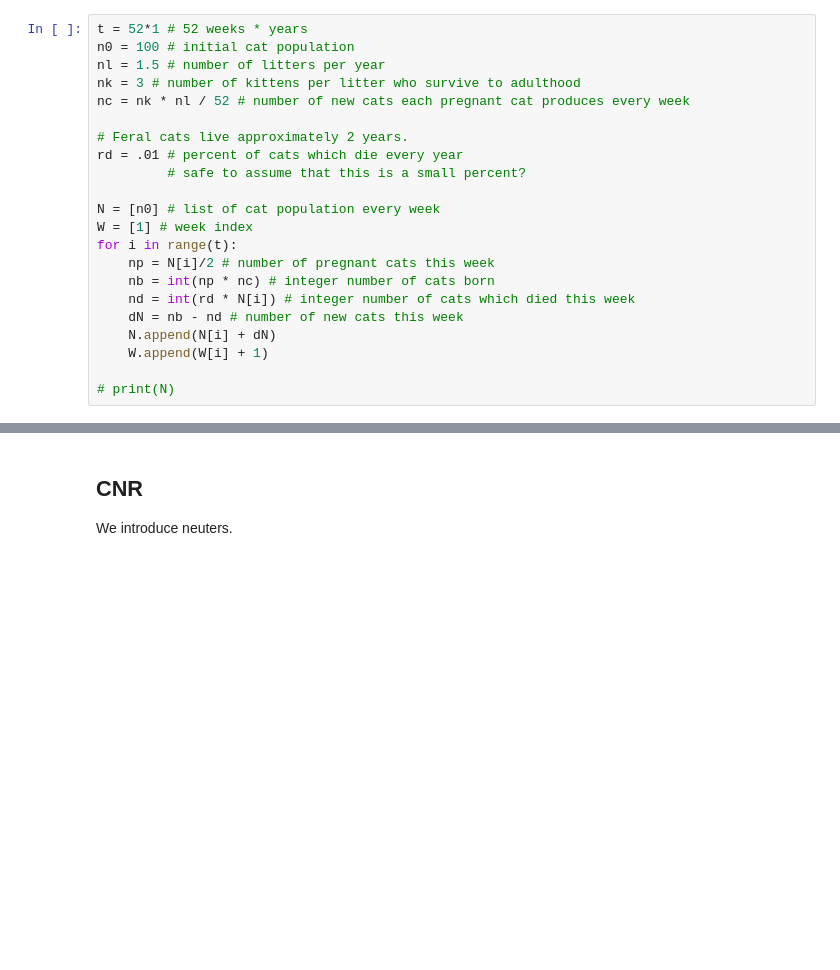
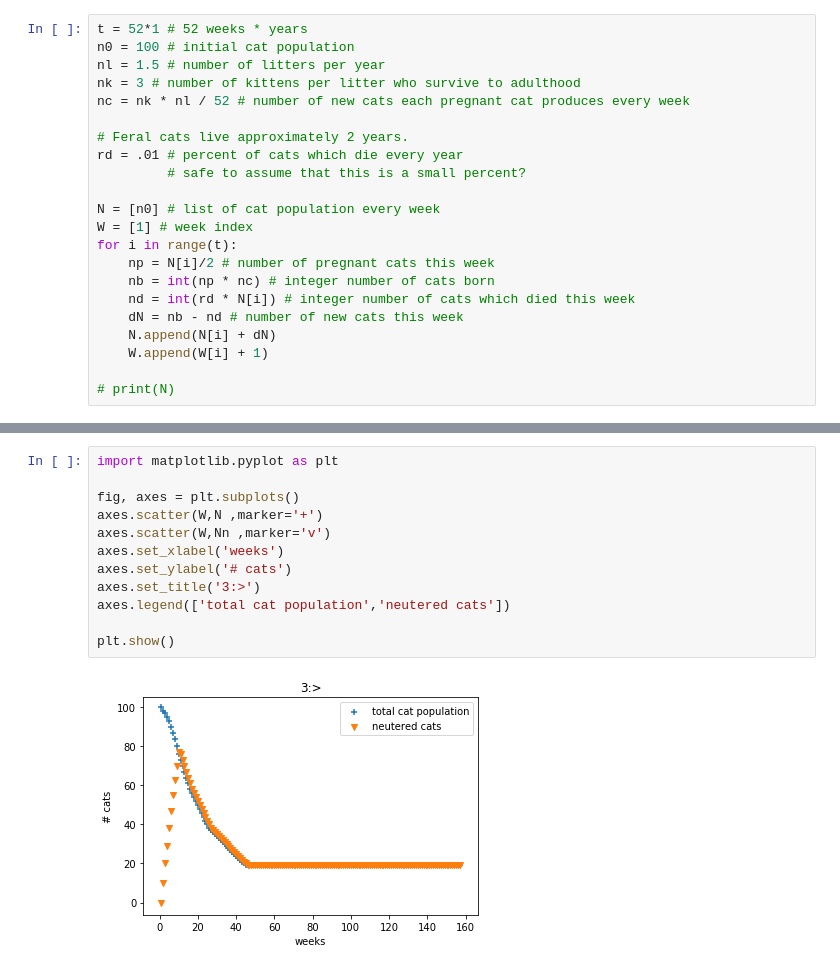
Before and after one commit to lobotomyp0p/cnr-notebook, a Jupyter notebook: cats_flash-talk.ipynb, the cells around one changed output, grey strips where cells are left out. Saved outputs shown, nothing was run; the diff lists cells and outputs as text; blank space fills up the shorter version.

```diff
--- a/cats_flash-talk.ipynb
+++ b/cats_flash-talk.ipynb
@@ -96,3 +145,14 @@ plt.show()
-# %% [markdown]
-## CNR
-We introduce neuters.
+# %%
+import matplotlib.pyplot as plt
+
+fig, axes = plt.subplots()
+axes.scatter(W,N ,marker='+')
+axes.scatter(W,Nn ,marker='v')
+axes.set_xlabel('weeks')
+axes.set_ylabel('# cats')
+axes.set_title('3:>')
+axes.legend(['total cat population','neutered cats'])
+
+plt.show()
+# %% [output]
+[figure, added]
```
Also changed, not shown: parts of 16 cells of this notebook.
